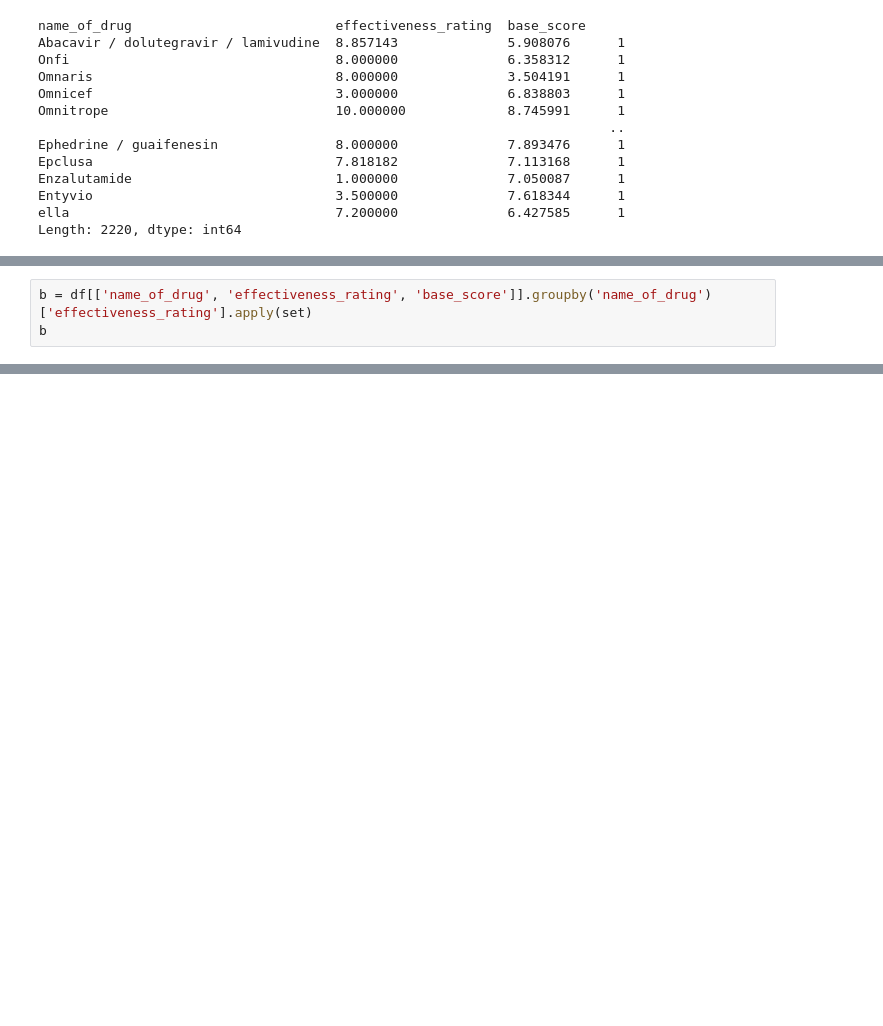
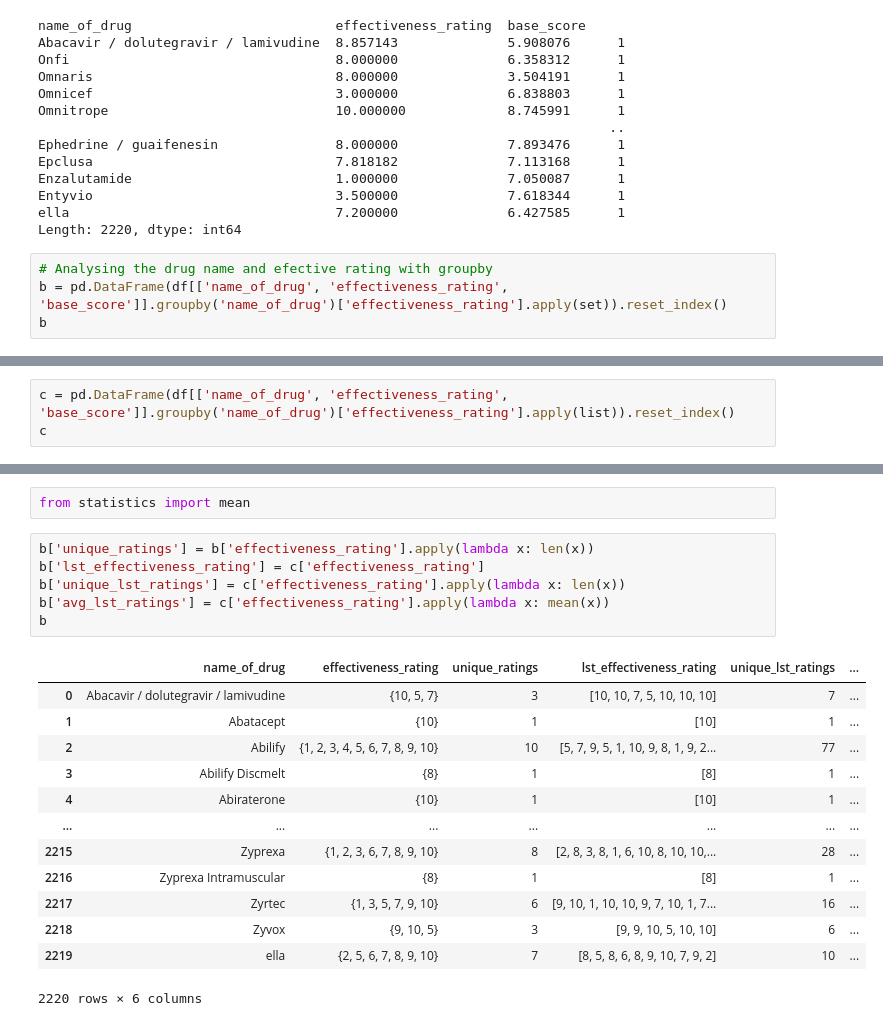
Before and after one commit to AdityaPatidaroo7/Aditya-, a Jupyter notebook: Neurance_ai_problem.ipynb, the cells around one changed output, grey strips where cells are left out. Drawn from its saved outputs; the diff is of its cells as text; blank space fills up the shorter version.

```diff
--- a/Neurance_ai_problem.ipynb
+++ b/Neurance_ai_problem.ipynb
@@ -161,3 +167,7 @@ Enzalutamide                          1.000000              7.050087      1
 Entyvio                               3.500000              7.618344      1
 ella                                  7.200000              6.427585      1
 Length: 2220, dtype: int64
+# %%
+# Analysing the drug name and efective rating with groupby
+b = pd.DataFrame(df[['name_of_drug', 'effectiveness_rating', 'base_score']].groupby('name_of_drug')['effectiveness_rating'].apply(set)).reset_index()
+b
@@ -164,4 +188,4 @@ Length: 2220, dtype: int64
 # %%
-b = df[['name_of_drug', 'effectiveness_rating', 'base_score']].groupby('name_of_drug')['effectiveness_rating'].apply(set)
-b
+c = pd.DataFrame(df[['name_of_drug', 'effectiveness_rating', 'base_score']].groupby('name_of_drug')['effectiveness_rating'].apply(list)).reset_index()
+c
 # %% [output]
@@ -181 +205,23 @@ Name: effectiveness_rating, Length: 2220, dtype: object
+# %%
+from statistics import mean
+# %%
+b['unique_ratings'] = b['effectiveness_rating'].apply(lambda x: len(x))
+b['lst_effectiveness_rating'] = c['effectiveness_rating']
+b['unique_lst_ratings'] = c['effectiveness_rating'].apply(lambda x: len(x))
+b['avg_lst_ratings'] = c['effectiveness_rating'].apply(lambda x: mean(x))
+b
+# %% [output]
+|  | name_of_drug | effectiveness_rating | unique_ratings | lst_effectiveness_rating | unique_lst_ratings | ... |
+| 0 | Abacavir / dolutegravir / lamivudine | {10, 5, 7} | 3 | [10, 10, 7, 5, 10, 10, 10] | 7 | ... |
+| 1 | Abatacept | {10} | 1 | [10] | 1 | ... |
+| 2 | Abilify | {1, 2, 3, 4, 5, 6, 7, 8, 9, 10} | 10 | [5, 7, 9, 5, 1, 10, 9, 8, 1, 9, 2... | 77 | ... |
+| 3 | Abilify Discmelt | {8} | 1 | [8] | 1 | ... |
+| 4 | Abiraterone | {10} | 1 | [10] | 1 | ... |
+| ... | ... | ... | ... | ... | ... | ... |
+| 2215 | Zyprexa | {1, 2, 3, 6, 7, 8, 9, 10} | 8 | [2, 8, 3, 8, 1, 6, 10, 8, 10, 10,... | 28 | ... |
+| 2216 | Zyprexa Intramuscular | {8} | 1 | [8] | 1 | ... |
+| 2217 | Zyrtec | {1, 3, 5, 7, 9, 10} | 6 | [9, 10, 1, 10, 10, 9, 7, 10, 1, 7... | 16 | ... |
+| 2218 | Zyvox | {9, 10, 5} | 3 | [9, 9, 10, 5, 10, 10] | 6 | ... |
+| 2219 | ella | {2, 5, 6, 7, 8, 9, 10} | 7 | [8, 5, 8, 6, 8, 9, 10, 7, 9, 2] | 10 | ... |
+2220 rows × 6 columns
 # %%
```
Also changed, not shown: parts of 12 cells of this notebook.
